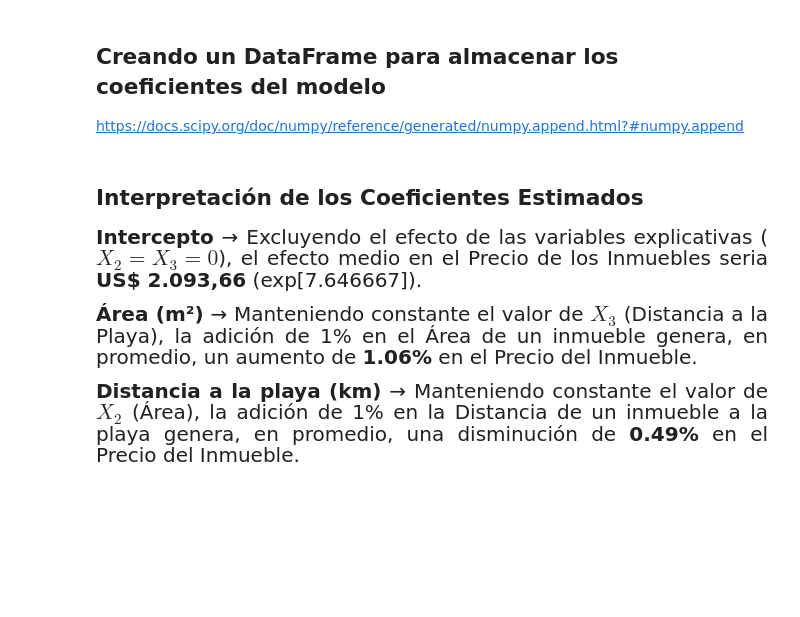
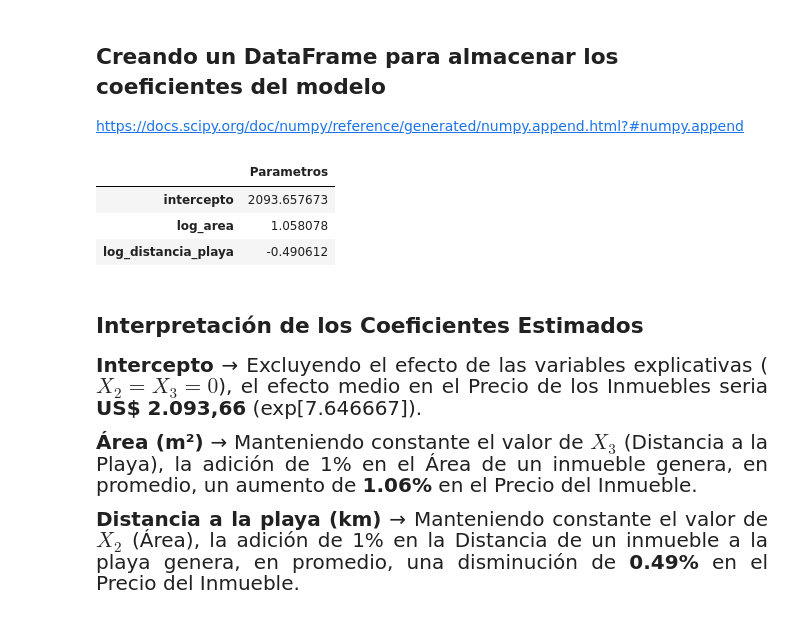
Before and after one commit to kevirui/Regresion-lineal-2, a Jupyter notebook: Regresión_Lineal_II.ipynb, the cells around one changed output. Cells and saved outputs as stored; diff of their text form; code cells hidden in the pictures; blank space fills up the shorter version.

```diff
--- a/Regresión_Lineal_II.ipynb
+++ b/Regresión_Lineal_II.ipynb
@@ -461,9 +521,18 @@ https://docs.scipy.org/doc/numpy-1.15.0/reference/generated/numpy.exp.html
 # %% [markdown]
 ## Creando una lista de nombres de las variables del modelo
+# %%
+index = ['intercepto', 'log_area', 'log_distancia_playa']
 # %% [markdown]
 ## Creando un DataFrame para almacenar los coeficientes del modelo
 
 https://docs.scipy.org/doc/numpy/reference/generated/numpy.append.html?#numpy.append
+# %%
+pd.DataFrame(data=np.append(np.exp(modelo.intercept_), modelo.coef_), index=index, columns=['Parametros'])
+# %% [output]
+|  | Parametros |
+| intercepto | 2093.657673 |
+| log_area | 1.058078 |
+| log_distancia_playa | -0.490612 |
 # %% [markdown]
 ## Interpretación de los Coeficientes Estimados
 
```
Also changed, not shown: parts of 21 cells of this notebook.
